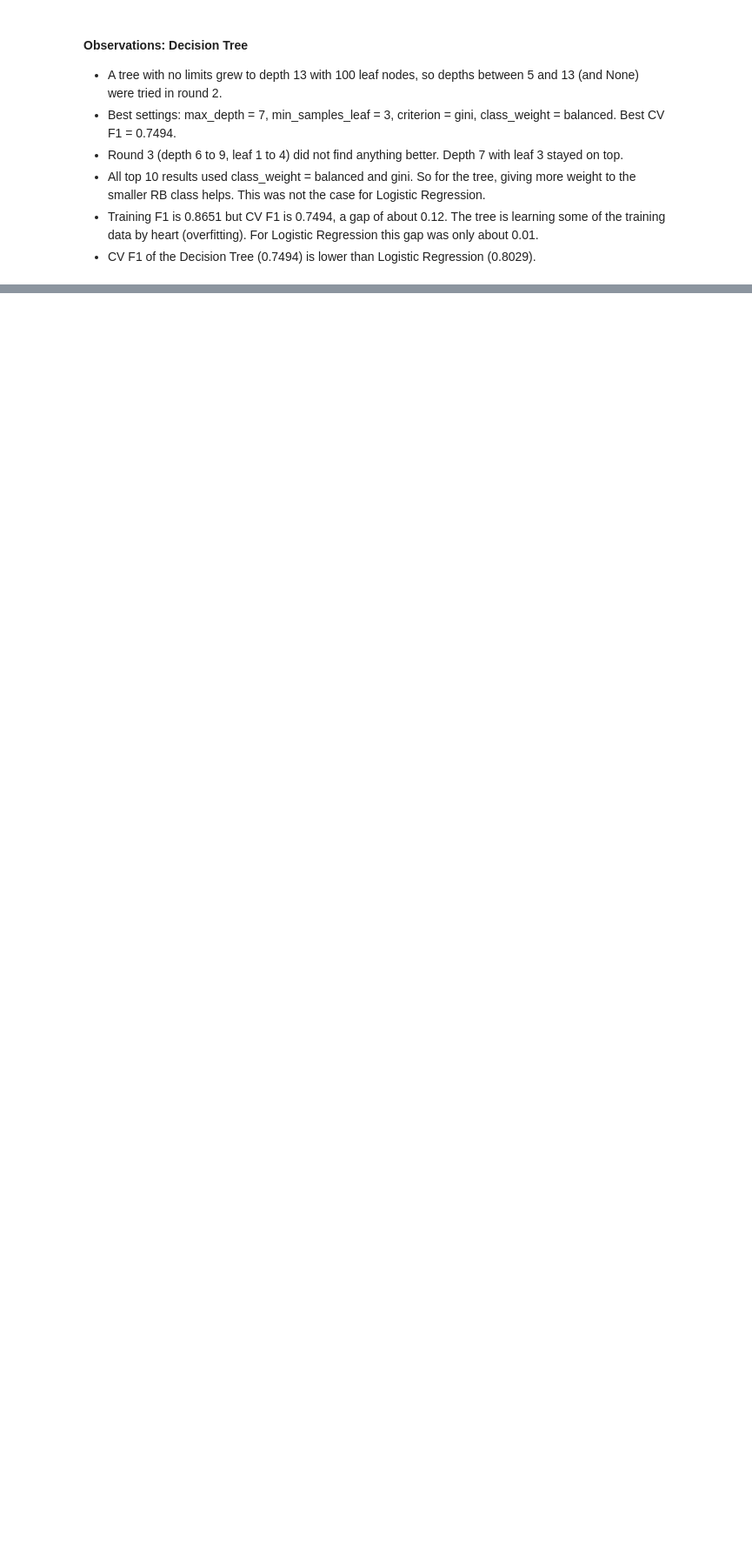
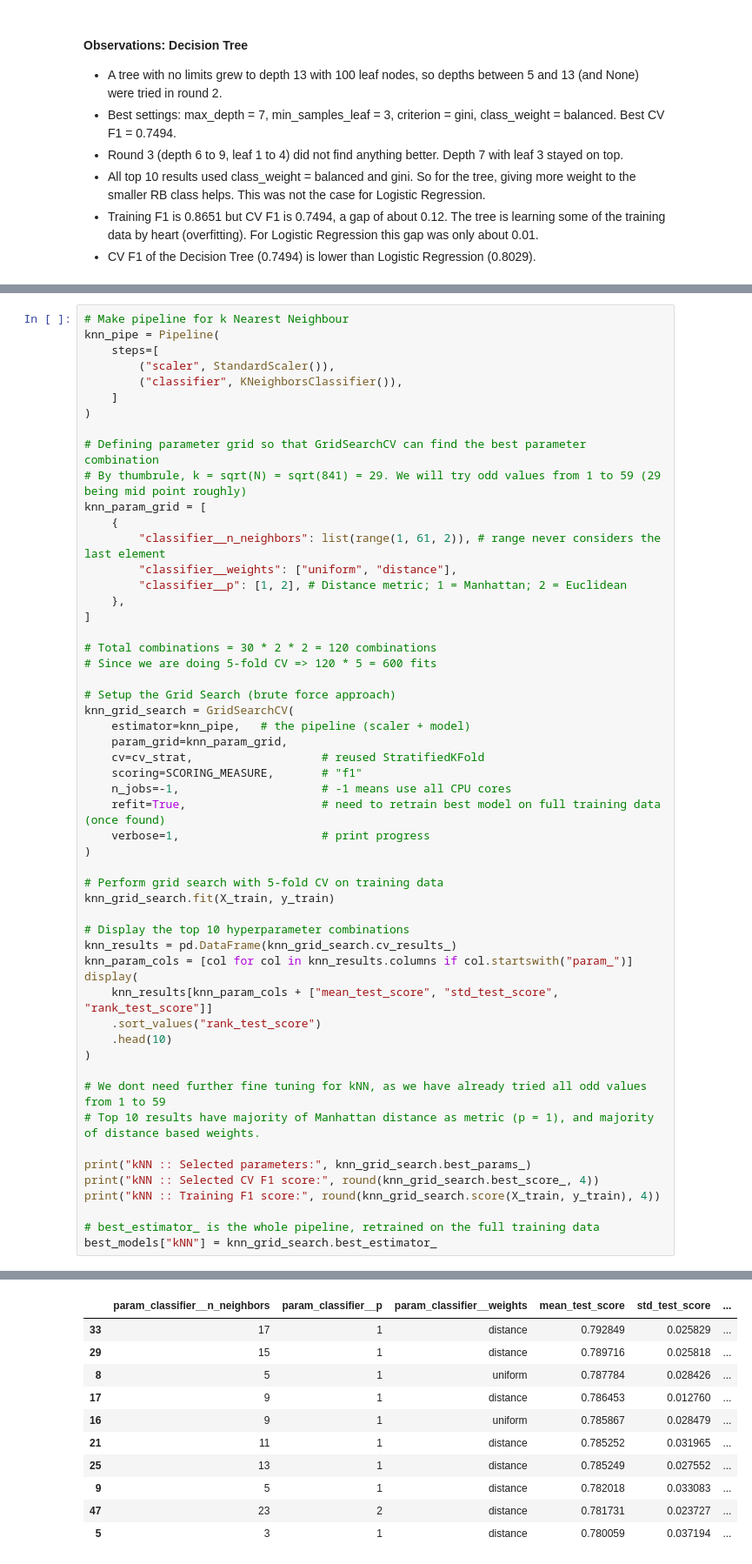
Before and after one commit to MadhurBhaiya-BITS/qsar-biodegradation-classifier, a Jupyter notebook: qsar_classifier.ipynb, the cells around one changed output, grey strips where cells are left out. Shown at 87% size. Drawn from its saved outputs; the diff is of its cells as text; blank space fills up the shorter version.

Commit message:
Implement kNN algorithm - tried k = 1 to 59; Euclidean and Manhattan distance; Distance / Uniform weights - best at k = 17; Manhattan; Distance weights; F1 = 0.79

```diff
--- a/qsar_classifier.ipynb
+++ b/qsar_classifier.ipynb
@@ -714,0 +719,55 @@ Decision Tree :: Training F1 score: 0.8651
+# %%
+# Make pipeline for k Nearest Neighbour
+knn_pipe = Pipeline(
+    steps=[
+        ("scaler", StandardScaler()),
+        ("classifier", KNeighborsClassifier()),
+    ]
+)
+
+# Defining parameter grid so that GridSearchCV can find the best parameter combination
+# By thumbrule, k = sqrt(N) = sqrt(841) = 29. We will try odd values from 1 to 59 (29 being mid point roughly)
+knn_param_grid = [
+    {
+        "classifier__n_neighbors": list(range(1, 61, 2)), # range never considers the last element
+        "classifier__weights": ["uniform", "distance"],
+        "classifier__p": [1, 2], # Distance metric; 1 = Manhattan; 2 = Euclidean
+    },
+]
+
+# Total combinations = 30 * 2 * 2 = 120 combinations
+# Since we are doing 5-fold CV => 120 * 5 = 600 fits
+
+# Setup the Grid Search (brute force approach)
+knn_grid_search = GridSearchCV(
+    estimator=knn_pipe,   # the pipeline (scaler + model)
+    param_grid=knn_param_grid,
+    cv=cv_strat,                   # reused StratifiedKFold
+    scoring=SCORING_MEASURE,       # "f1"
+    n_jobs=-1,                     # -1 means use all CPU cores
+    refit=True,                    # need to retrain best model on full training data (once found)
+    verbose=1,                     # print progress
+)
+
+# Perform grid search with 5-fold CV on training data
+knn_grid_search.fit(X_train, y_train)
+
+# Display the top 10 hyperparameter combinations
+knn_results = pd.DataFrame(knn_grid_search.cv_results_)
+knn_param_cols = [col for col in knn_results.columns if col.startswith("param_")]
+display(
+    knn_results[knn_param_cols + ["mean_test_score", "std_test_score", "rank_test_score"]]
+    .sort_values("rank_test_score")
+    .head(10)
+)
+
+# We dont need further fine tuning for kNN, as we have already tried all odd values from 1 to 59
+# Top 10 results have majority of Manhattan distance as metric (p = 1), and majority of distance based weights.
+
+print("kNN :: Selected parameters:", knn_grid_search.best_params_)
+print("kNN :: Selected CV F1 score:", round(knn_grid_search.best_score_, 4))
+print("kNN :: Training F1 score:", round(knn_grid_search.score(X_train, y_train), 4))
+
+# best_estimator_ is the whole pipeline, retrained on the full training data
+best_models["kNN"] = knn_grid_search.best_estimator_
+# %% [output]
@@ -714,0 +775,11 @@ Decision Tree :: Training F1 score: 0.8651
+|  | param_classifier__n_neighbors | param_classifier__p | param_classifier__weights | mean_test_score | std_test_score | ... |
+| 33 | 17 | 1 | distance | 0.792849 | 0.025829 | ... |
+| 29 | 15 | 1 | distance | 0.789716 | 0.025818 | ... |
+| 8 | 5 | 1 | uniform | 0.787784 | 0.028426 | ... |
+| 17 | 9 | 1 | distance | 0.786453 | 0.012760 | ... |
+| 16 | 9 | 1 | uniform | 0.785867 | 0.028479 | ... |
+| 21 | 11 | 1 | distance | 0.785252 | 0.031965 | ... |
+| 25 | 13 | 1 | distance | 0.785249 | 0.027552 | ... |
+| 9 | 5 | 1 | distance | 0.782018 | 0.033083 | ... |
+| 47 | 23 | 2 | distance | 0.781731 | 0.023727 | ... |
+| 5 | 3 | 1 | distance | 0.780059 | 0.037194 | ... |
```
Also changed, not shown: parts of 4 cells of this notebook.
